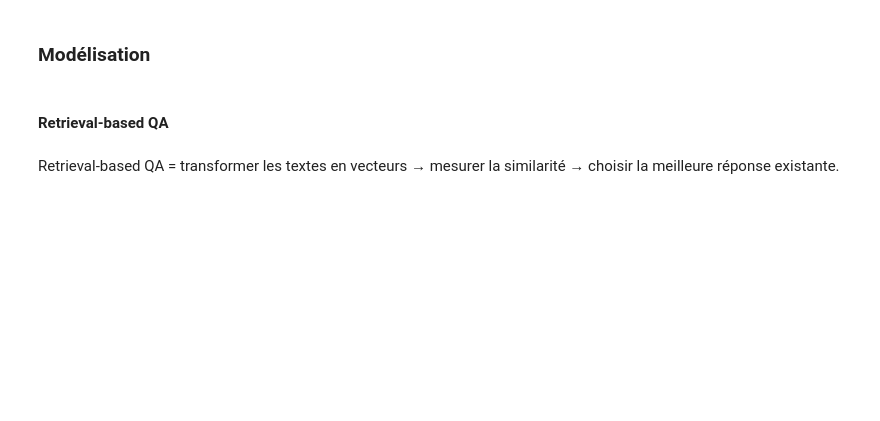
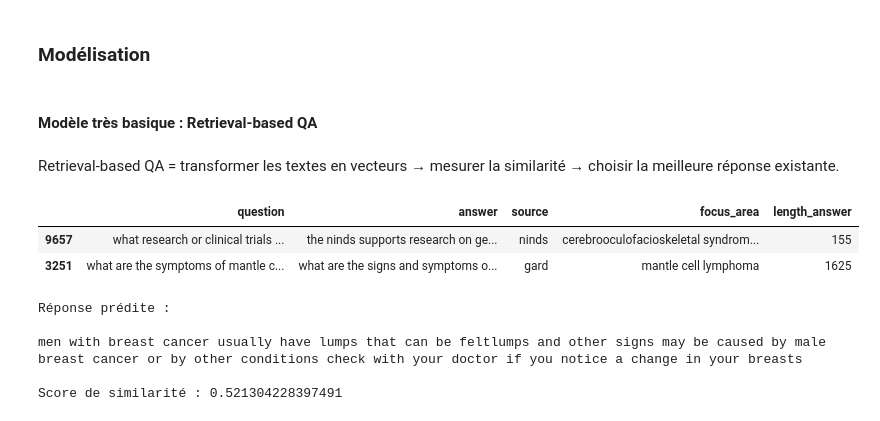
Before and after one commit to YabaCoffie/healthcare, a Jupyter notebook: healthcare.ipynb, the cells around one changed output. Drawn from its saved outputs; the diff is of its cells as text; code cells hidden in the pictures; blank space fills up the shorter version.

Commit message:
modèle basique terminé

```diff
--- a/healthcare.ipynb
+++ b/healthcare.ipynb
@@ -243,7 +245,13 @@ X_train,y_train=train_clean.drop(["length_answer","answer"],axis=1),train_clean[
 # %% [markdown]
 ### Modélisation
 # %% [markdown]
-#### Retrieval-based QA
+#### Modèle très basique : Retrieval-based QA
 # %% [markdown]
 Retrieval-based QA =
 transformer les textes en vecteurs → mesurer la similarité → choisir la meilleure réponse existante.
+# %%
+train_clean.head(2)
+# %% [output]
+|  | question | answer | source | focus_area | length_answer |
+| 9657 | what research or clinical trials ... | the ninds supports research on ge... | ninds | cerebrooculofacioskeletal syndrom... | 155 |
+| 3251 | what are the symptoms of mantle c... | what are the signs and symptoms o... | gard | mantle cell lymphoma | 1625 |
@@ -249,0 +290,19 @@ transformer les textes en vecteurs → mesurer la similarité → choisir la mei
+# %%
+question_test = "what are the symptoms of breast cancer"
+question_test = traitement_texte(question_test)
+
+idx,score = retrieval_qa(
+    question=question_test,
+    vectorizer=vectorizer,
+    X_answer=X_answer
+)
+
+print("Réponse prédite :\n")
+print(train_clean.iloc[idx]["answer"])
+print("\nScore de similarité :", score)
+# %% [output]
+Réponse prédite :
+
+men with breast cancer usually have lumps that can be feltlumps and other signs may be caused by male breast cancer or by other conditions check with your doctor if you notice a change in your breasts
+
+Score de similarité : 0.521304228397491
```
Also changed, not shown: parts of 9 cells of this notebook.
